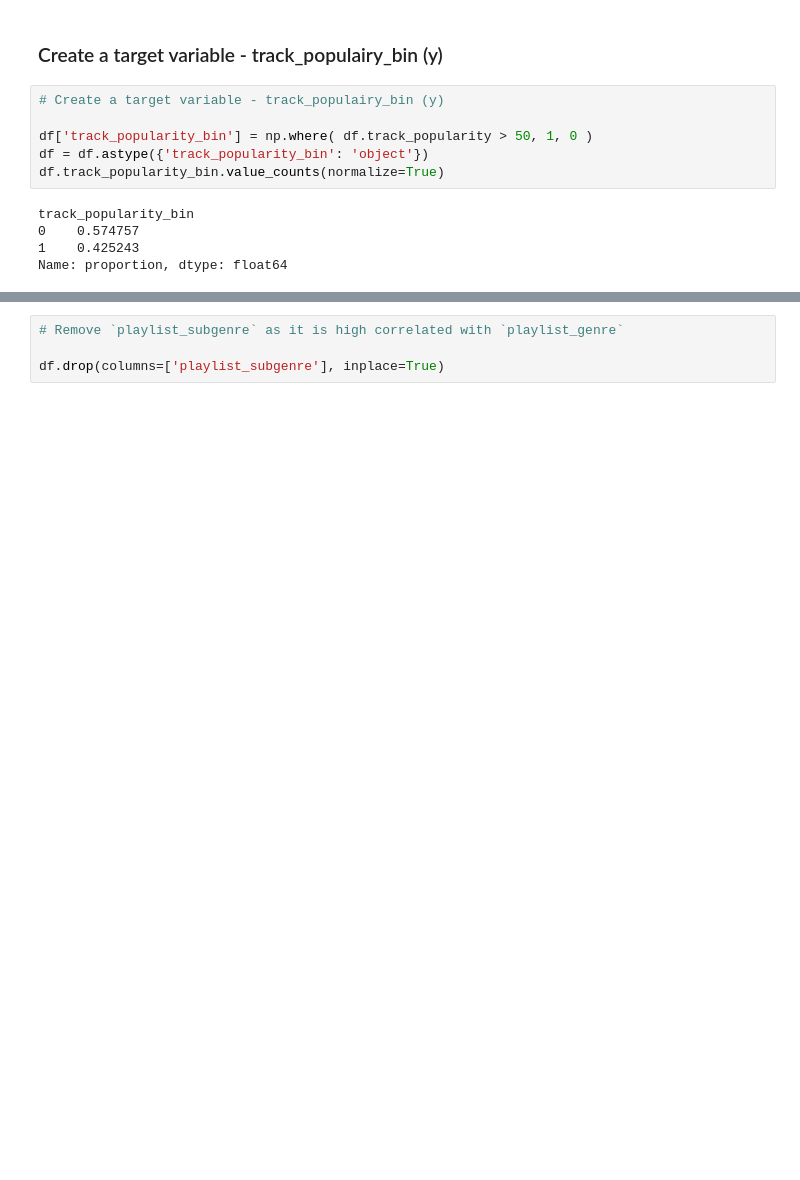
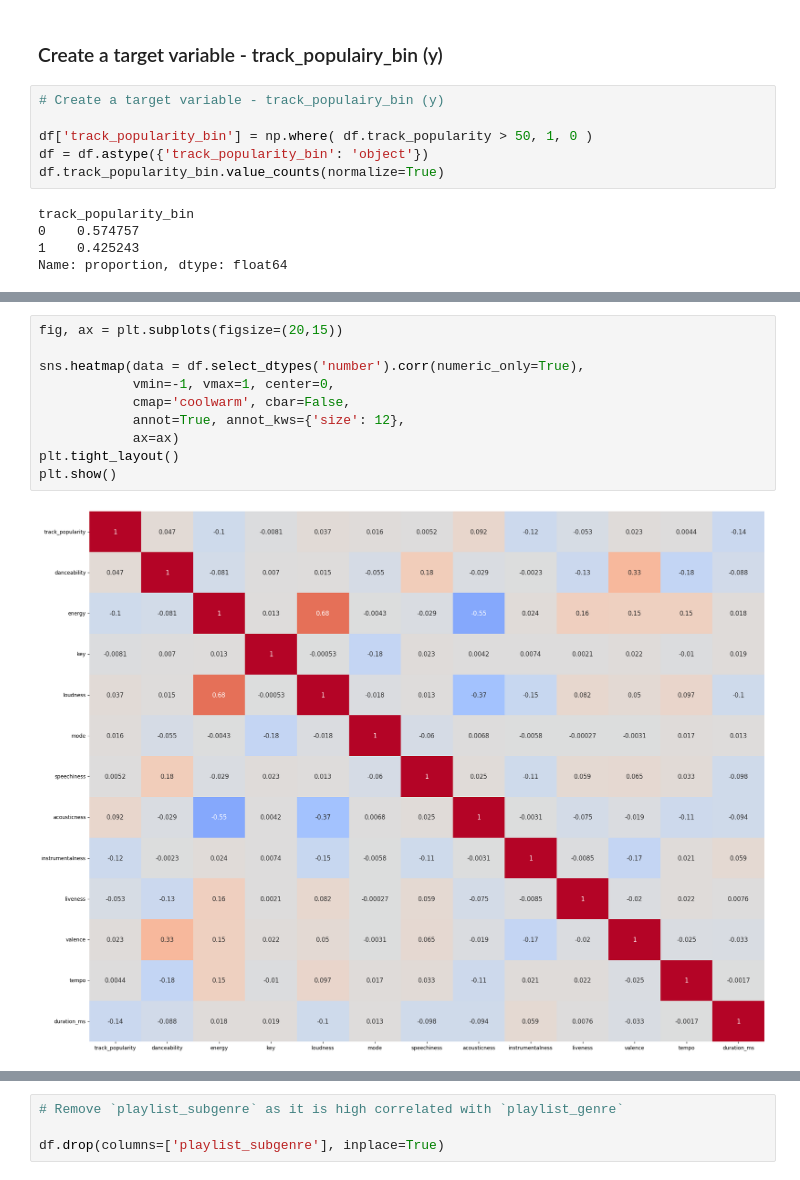
Before and after one commit to vas610/cmpinf-2100_introduction_data_centric_computing, a Jupyter notebook: week14/assignment/eda/Srinivasa_Raghavan_Vasanth_Madhavan_Final_Exam_1_Main.ipynb, the cells around one changed output, grey strips where cells are left out. Drawn from its saved outputs; the diff is of its cells as text; blank space fills up the shorter version.

```diff
--- a/week14/assignment/eda/Srinivasa_Raghavan_Vasanth_Madhavan_Final_Exam_1_Main.ipynb
+++ b/week14/assignment/eda/Srinivasa_Raghavan_Vasanth_Madhavan_Final_Exam_1_Main.ipynb
@@ -148,0 +334,12 @@ df.drop(['track_id','track_album_id','playlist_id','track_artist','playlist_name
+# %%
+fig, ax = plt.subplots(figsize=(20,15))
+
+sns.heatmap(data = df.select_dtypes('number').corr(numeric_only=True),
+            vmin=-1, vmax=1, center=0,
+            cmap='coolwarm', cbar=False,
+            annot=True, annot_kws={'size': 12},
+            ax=ax)
+plt.tight_layout()
+plt.show()
+# %% [output]
+[figure, added]
```
Also changed, not shown: parts of 40 cells of this notebook.
